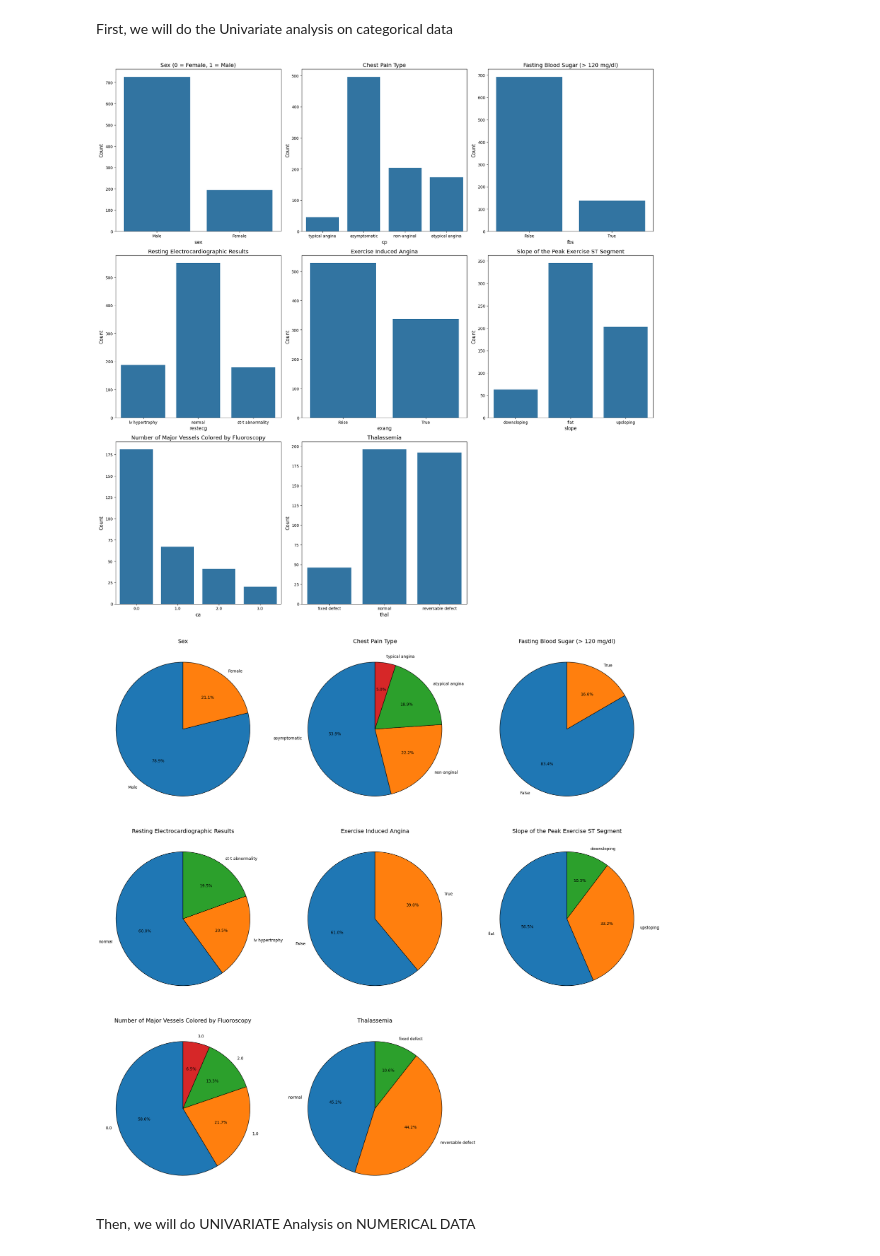
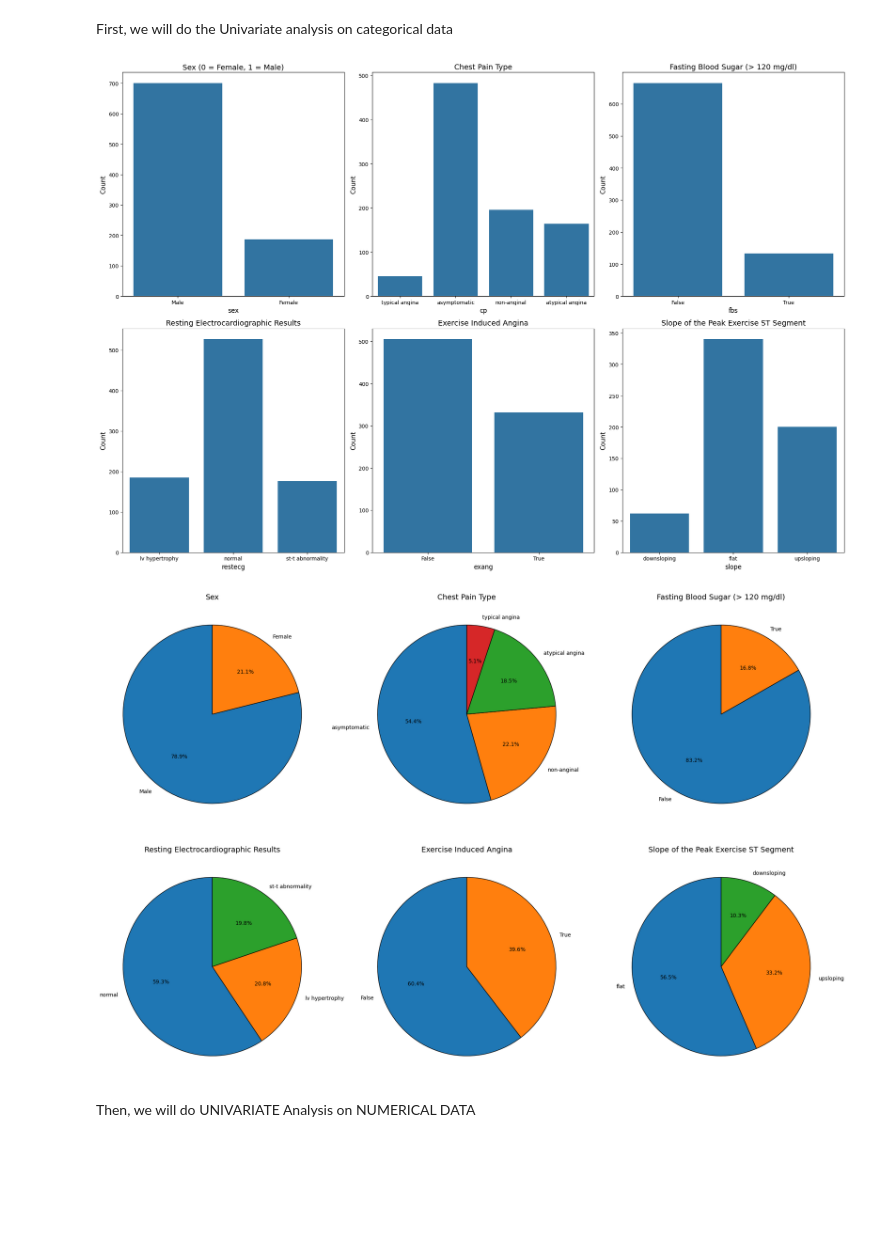
Before and after one commit to lihazinoob/machine_learning, a Jupyter notebook: notebook/heart_disease.ipynb, the cells around one changed output. Cells and saved outputs as stored; diff of their text form; code cells hidden in the pictures; blank space fills up the shorter version.

```diff
--- a/notebook/heart_disease.ipynb
+++ b/notebook/heart_disease.ipynb
@@ -140,0 +194,11 @@ dataset.shape
+# %%
+dataset = pd.read_csv('../data/heart_disease_uci_cleaned.csv')
+
+# Create a DataFrame combining info
+null_info = pd.DataFrame({
+    'Data Type': dataset.dtypes,
+    'Missing (%)': dataset.isnull().mean() * 100
+})
+
+# Display neatly
+null_info
@@ -140,0 +345,27 @@ dataset.shape
+# %%
+# Handle categorical features if they have missing values
+print("=== HANDLING CATEGORICAL MISSING VALUES ===")
+
+# Check if categorical features have missing values
+cat_missing = X_train[categorical_features].isnull().sum()
+if cat_missing.sum() > 0:
+    print("Categorical features with missing values:")
+    for col, missing_count in cat_missing[cat_missing > 0].items():
+        print(f"{col}: {missing_count} missing values")
+
+    # Most frequent (mode) imputation for categorical features
+    mode_imputer = SimpleImputer(strategy='most_frequent')
+
+    # Apply to all three datasets
+    datasets = [
+        ('mean', X_train_mean, X_test_mean),
+        ('median', X_train_median, X_test_median),
+    ]
+
+    for name, train_data, test_data in datasets:
+        train_data[categorical_features] = mode_imputer.fit_transform(train_data[categorical_features])
+        test_data[categorical_features] = mode_imputer.transform(test_data[categorical_features])
+
+    print("✅ Categorical imputation completed")
+else:
+    print("✅ No missing values in categorical features")
@@ -171,50 +502,46 @@ First, we will do the Univariate analysis on categorical data
 
 # Using BarChart
 
 import seaborn as sb
 import matplotlib.pyplot as plt
 
-categorical_features = ['sex', 'cp', 'fbs', 'restecg', 'exang', 'slope', 'ca', 'thal']
+categorical_features = ['sex', 'cp', 'fbs', 'restecg', 'exang', 'slope']
 meaning_of_features = [
     'Sex (0 = Female, 1 = Male)',
     'Chest Pain Type',
     'Fasting Blood Sugar (> 120 mg/dl)',
     'Resting Electrocardiographic Results',
     'Exercise Induced Angina',
     'Slope of the Peak Exercise ST Segment',
-    'Number of Major Vessels Colored by Fluoroscopy',
-    'Thalassemia'
 ]
 
 plt.figure(figsize=(20, 20))
 
 # loop through each column and its meaning
 for i, (col, meaning) in enumerate(zip(categorical_features, meaning_of_features), 1):
     plt.subplot(3, 3, i)  # (rows, cols, index)
     sb.countplot(data=dataset, x=col)
 
     # use the human-readable meaning as title
     plt.title(f'{meaning}', fontsize=14)
     plt.xlabel(col, fontsize=12)
     plt.ylabel('Count', fontsize=12)
 
 plt.tight_layout()
 plt.show()
 # %% [output]
-[figure, old version]
+[figure, new version]
 # %%
 # Using PieChart
 
-categorical_features = ['sex', 'cp', 'fbs', 'restecg', 'exang', 'slope', 'ca', 'thal']
+categorical_features = ['sex', 'cp', 'fbs', 'restecg', 'exang', 'slope']
 meaning_of_features = [
     'Sex',
     'Chest Pain Type',
     'Fasting Blood Sugar (> 120 mg/dl)',
     'Resting Electrocardiographic Results',
     'Exercise Induced Angina',
-    'Slope of the Peak Exercise ST Segment',
-    'Number of Major Vessels Colored by Fluoroscopy',
-    'Thalassemia'
+    'Slope of the Peak Exercise ST Segment'
 ]
 
 plt.figure(figsize=(20, 20))
@@ -239,7 +566,7 @@ for i, (col, meaning) in enumerate(zip(categorical_features, meaning_of_features
 plt.tight_layout()
 plt.show()
 # %% [output]
-[figure, old version]
+[figure, new version]
 # %% [markdown]
 Then, we will do UNIVARIATE Analysis on NUMERICAL DATA
 # %%
```
Also changed, not shown: parts of 24 cells of this notebook.
